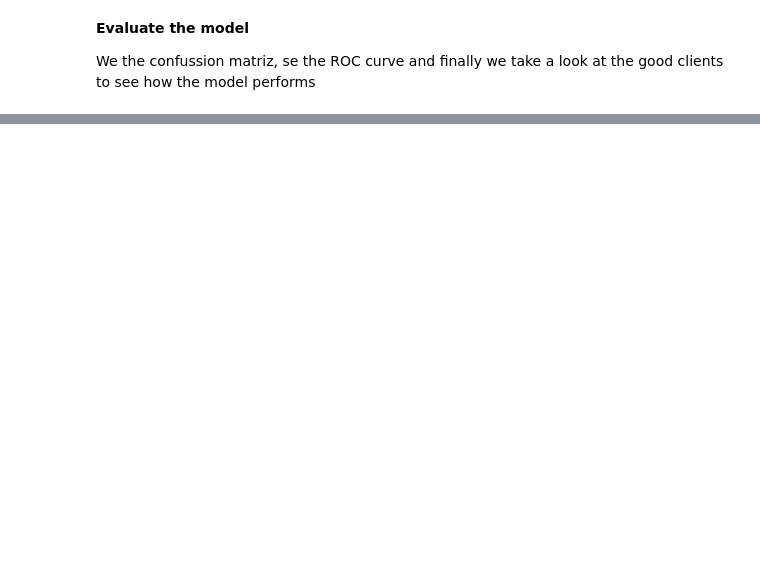
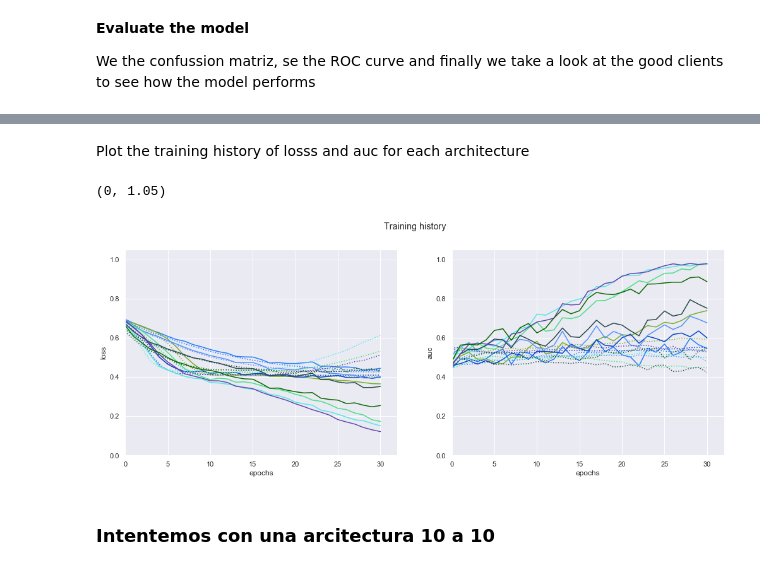
Before and after one commit to Ssalazar12/Machine-Learning, a Jupyter notebook: extended_time_series_models.ipynb, the cells around one changed output, grey strips where cells are left out. Cells and saved outputs as stored; diff of their text form; code cells hidden in the pictures; blank space fills up the shorter version.

```diff
--- a/extended_time_series_models.ipynb
+++ b/extended_time_series_models.ipynb
@@ -828,0 +766,6 @@ ROC z=15
+# %%
+optimizer_metrics = joblib.load('rate_metrics_dict_100.p')
+print(optimizer_metrics.keys())
+pd_metrics = pd.DataFrame.from_dict(optimizer_metrics)
+# get the interesting metrics
+pd_metrics = pd_metrics[pd_metrics['test_tnr']>0]
@@ -828,0 +1012,6 @@ ROC z=15
+# %%
+optimizer_metrics = joblib.load('rate_metrics_dict_2_lstm.p')
+print(optimizer_metrics.keys())
+pd_metrics = pd.DataFrame.from_dict(optimizer_metrics)
+# get the interesting metrics
+pd_metrics = pd_metrics[(pd_metrics['train_auc']<1.0) & (pd_metrics['test_tnr']>0)]
@@ -828,0 +1033,40 @@ ROC z=15
+# %% [markdown]
+Plot the training history of losss and auc for each architecture
+# %%
+number_of_colors = 17
+color_list = ["#"+''.join([random.choice('0123456789ABCDEF') for j in range(6)])
+                 for i in range(number_of_colors)]
+# %%
+plt.figure(figsize=(17,6))
+plt.suptitle('Training history')
+i = 0
+# plot all of the losses
+plt.subplot(1,2,1)
+for i in range(0,len(pd_metrics)):
+    history_dict = pd_metrics.iloc[i]['history']
+    x = np.arange(0,len(history_dict['loss']))
+
+    plt.plot(x, history_dict['loss'],color=color_list[i])
+    plt.plot(x, history_dict['val_loss'], linestyle=':',color=color_list[i])
+plt.xlabel('epochs')
+plt.ylabel('loss')
+plt.xlim(0,32)
+plt.ylim(0,1.05)
+
+#plot all of the auc's
+plt.subplot(1,2,2)
+for i in range(0,len(pd_metrics)):
+    history_dict = pd_metrics.iloc[i]['history']
+    x = np.arange(0,len(history_dict['auc']))
+    plt.plot(x, history_dict['auc'],color=color_list[i])
+    plt.plot(x, history_dict['val_auc'], linestyle=':',color=color_list[i])
+
+plt.xlabel('epochs')
+plt.ylabel('auc')
+plt.xlim(0,32)
+plt.ylim(0,1.05)
+# %% [output]
+(0, 1.05)
+[figure, added]
+# %% [markdown]
+### Intentemos con una arcitectura 10 a 10
```
Also changed, not shown: parts of 54 cells of this notebook.
